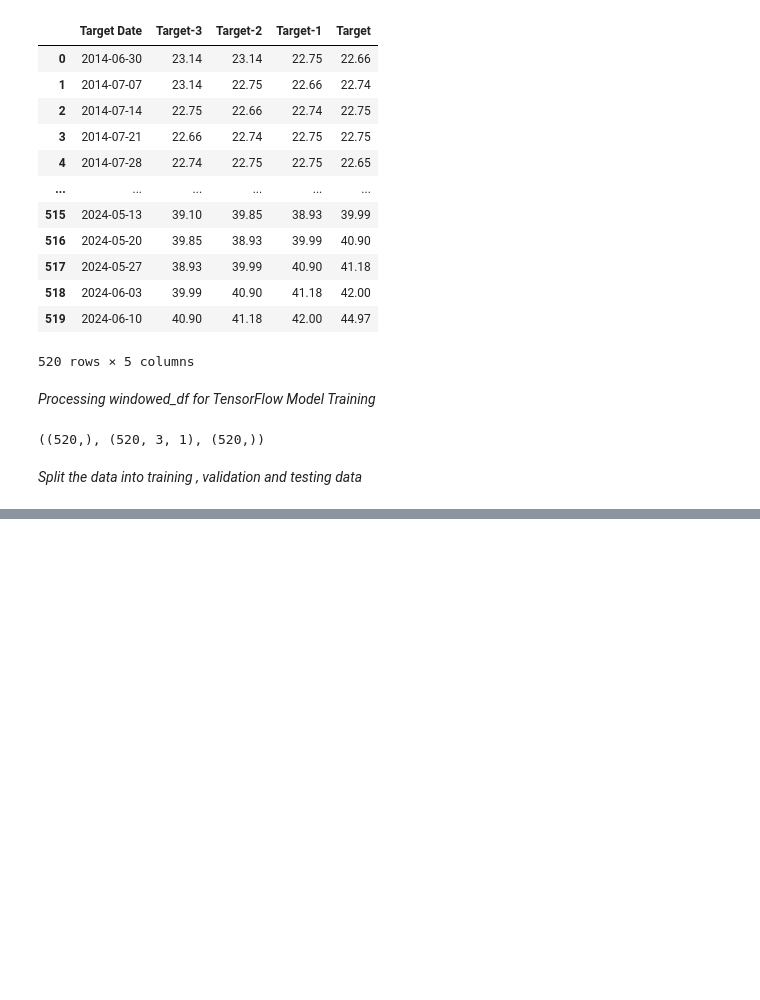
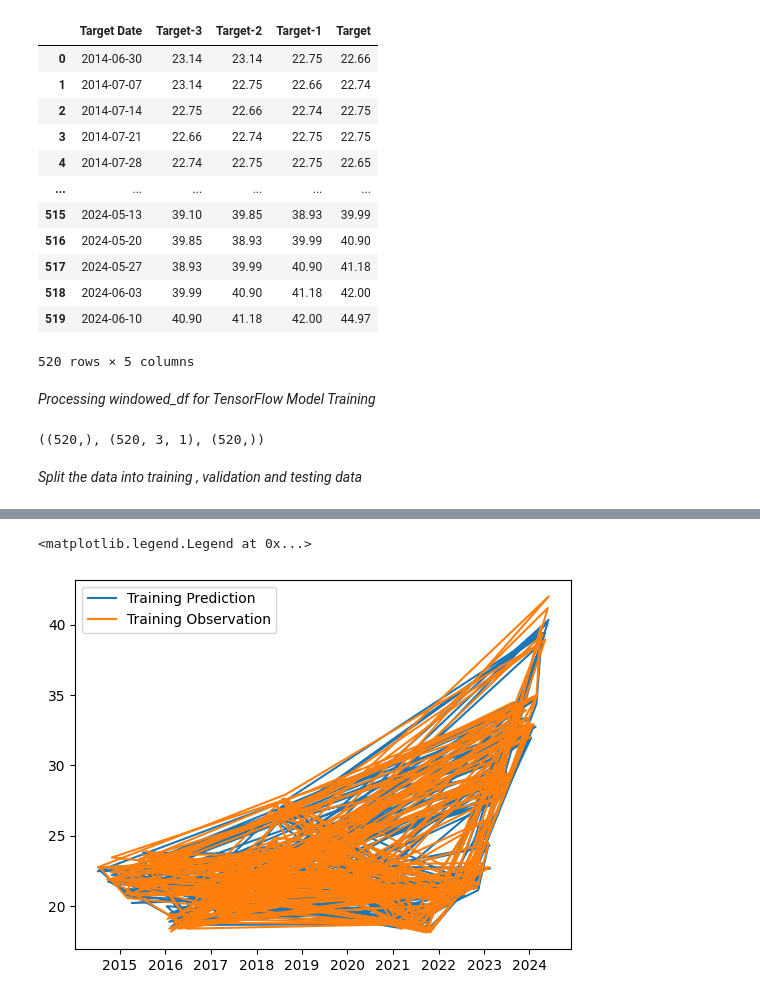
Before and after one commit to FirasKahlaoui/tunisia-stock-market, a Jupyter notebook: notebooks/Forcasting.ipynb, the cells around one changed output, grey strips where cells are left out. Saved outputs shown, nothing was run; the diff lists cells and outputs as text; code cells hidden in the pictures; blank space fills up the shorter version.

```diff
--- a/notebooks/Forcasting.ipynb
+++ b/notebooks/Forcasting.ipynb
@@ -244,0 +252,10 @@ plt.legend(['Train', 'Validation', 'Test'])
+# %%
+model = Sequential([layers.Input(shape=(3,1)),
+                    layers.LSTM(64),
+                    layers.Dense(32, activation='relu'),
+                    layers.Dense(32, activation='relu'),
+                    layers.Dense(1)])
+model.compile(loss='mse',
+               optimizer=Adam(learning_rate=0.001),
+               metrics=['mean_absolute_error'])
+model.fit(X_train, y_train, epochs=100, validation_data=(X_val, y_val))
@@ -244,0 +283,7 @@ plt.legend(['Train', 'Validation', 'Test'])
+# %%
+train_pred = model.predict(X_train).flatten()
+
+plt.plot(dates_train, train_pred)
+plt.plot(dates_train, y_train)
+plt.legend(['Training Prediction', 'Training Observation'])
+# %% [output]
@@ -244,0 +291,2 @@ plt.legend(['Train', 'Validation', 'Test'])
+<matplotlib.legend.Legend at 0x...>
+[figure, added]
```
Also changed, not shown: parts of 8 cells of this notebook, 1 other file.
